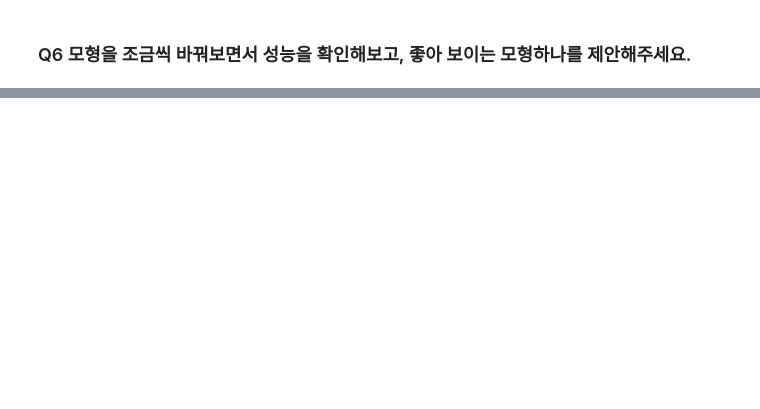
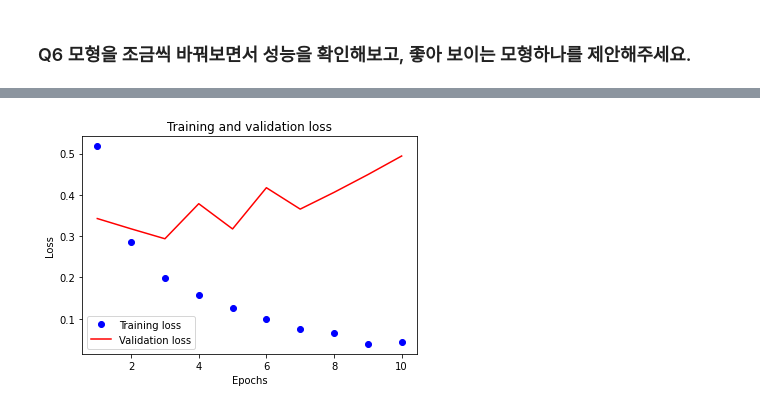
Before and after one commit to khee11/testrepository, a Jupyter notebook: HW1_2.ipynb, the cells around one changed output, grey strips where cells are left out. Cells and saved outputs as stored; diff of their text form; code cells hidden in the pictures; blank space fills up the shorter version.

```diff
--- a/HW1_2.ipynb
+++ b/HW1_2.ipynb
@@ -245,2 +360,37 @@ Epoch 7/7
 # %% [markdown]
 ### Q6 모형을 조금씩 바꿔보면서 성능을 확인해보고, 좋아 보이는 모형하나를 제안해주세요.
+# %%
+from tensorflow import keras
+from tensorflow.keras import layers
+
+model4 = keras.Sequential([
+    layers.Dense(32, activation="relu"),
+    layers.Dense(32, activation="relu"),
+    layers.Dense(32, activation="relu"),
+    layers.Dropout(0.2),
+    layers.Dense(1, activation="sigmoid")
+])
+
+model4.compile(optimizer="rmsprop",
+              loss="binary_crossentropy",
+              metrics=["accuracy"])
+
+history4 = model4.fit(partial_x_train,
+                    partial_y_train,
+                    epochs=10,
+                    batch_size=512,
+                    validation_data=(x_val, y_val))
+
+import matplotlib.pyplot as plt
+history_dict = history4.history
+loss_values = history_dict["loss"]
+val_loss_values = history_dict["val_loss"]
+epochs = range(1, len(loss_values) + 1)
+plt.plot(epochs, loss_values, "bo", label="Training loss")
+plt.plot(epochs, val_loss_values, "b", color="red", label="Validation loss")
+plt.title("Training and validation loss")
+plt.xlabel("Epochs")
+plt.ylabel("Loss")
+plt.legend()
+plt.show()
+# %% [output]
@@ -246,0 +417 @@ Epoch 7/7
+[figure, added]
```
Also changed, not shown: parts of 10 cells of this notebook.
